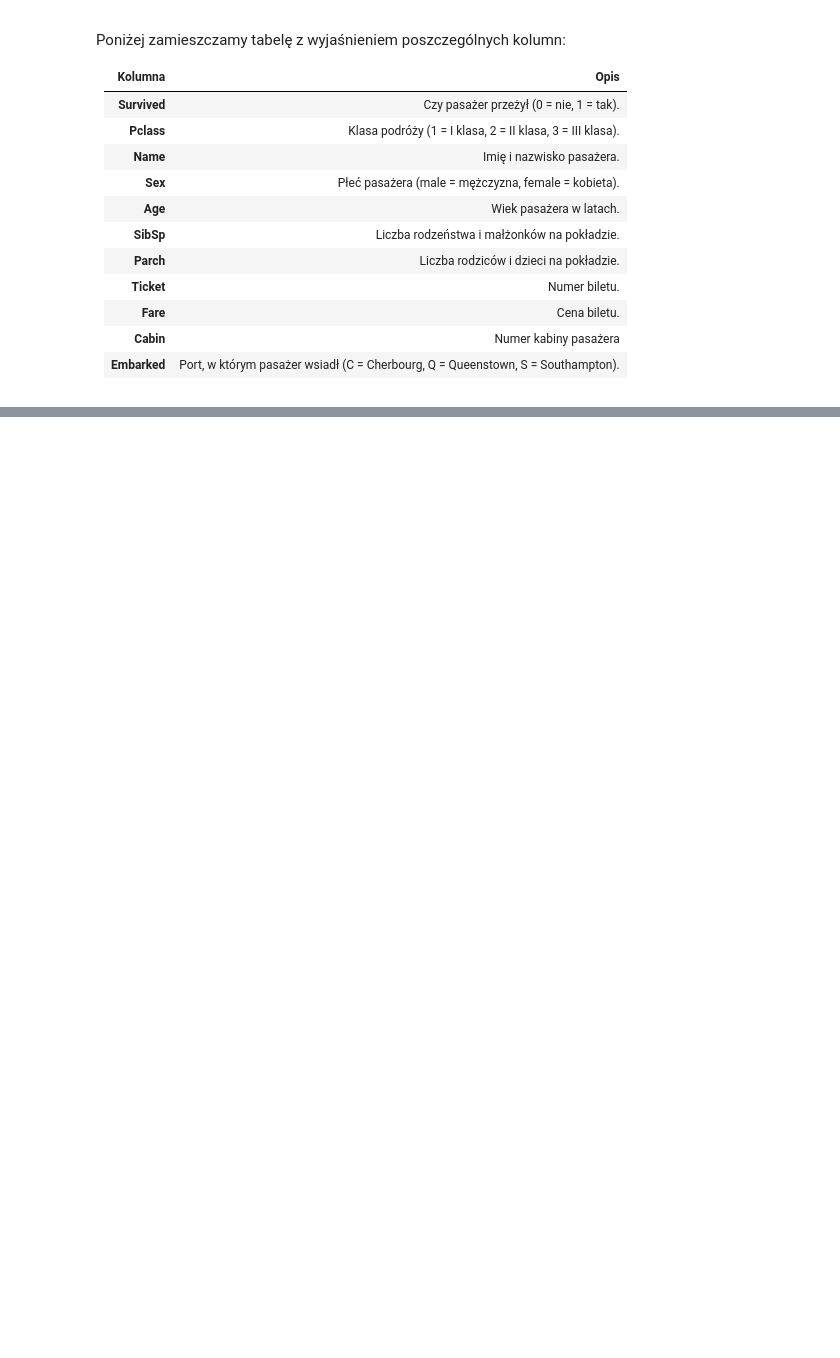
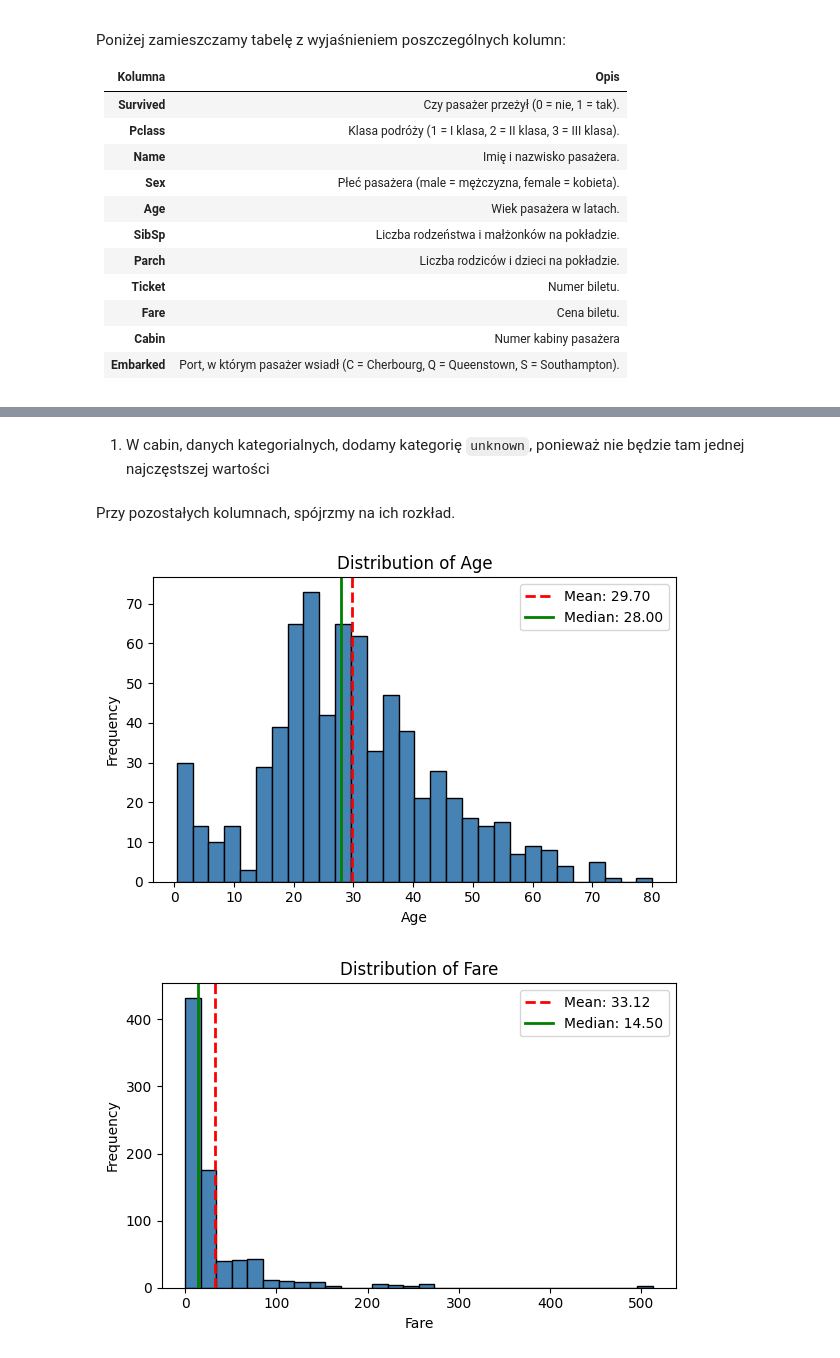
Before and after one commit to Solvro/ml-wakacyjne-wyzwanie-2025, a Jupyter notebook: 1_przetwarzanie_wizualizacja/EDA_zadanie.ipynb, the cells around one changed output, grey strips where cells are left out. Drawn from its saved outputs; the diff is of its cells as text; code cells hidden in the pictures; blank space fills up the shorter version.

```diff
--- a/1_przetwarzanie_wizualizacja/EDA_zadanie.ipynb
+++ b/1_przetwarzanie_wizualizacja/EDA_zadanie.ipynb
@@ -5,7 +7,7 @@ drive.mount('/content/drive') # remove the cell if colab is not used
 import pandas as pd
 import numpy as np
 from pathlib import Path
-base_path = Path() # Pass path to data folder here, e.g. Path('/content/drive/MyDrive/data') if using Google Drive
+base_path = Path("/content/drive/MyDrive/data") # Pass path to data folder here, e.g. Path('/content/drive/MyDrive/data') if using Google Drive
 # %% [markdown]
 # Analiza i przetwarzanie danych na temat Titanica
 
@@ -67,0 +113,3 @@ titanic_df = pd.read_csv(base_path / 'titanic.csv', index_col='PassengerId')
+# %%
+titanic_df = titanic_df.convert_dtypes()
+titanic_df.dtypes
@@ -67,0 +149,38 @@ titanic_df = pd.read_csv(base_path / 'titanic.csv', index_col='PassengerId')
+# %% [markdown]
+1. W cabin, danych kategorialnych, dodamy kategorię `unknown`, ponieważ nie będzie tam jednej najczęstszej wartości
+# %% [markdown]
+Przy pozostałych kolumnach, spójrzmy na ich rozkład.
+# %%
+from matplotlib import pyplot as plt
+def plot_numeric_histogram(df, column_name):
+    """
+    Plots a histogram for the specified column in the DataFrame,
+    and adds vertical lines for the mean and median.
+    Parameters:
+        df (pandas.DataFrame): The DataFrame containing the data.
+        column_name (str): The name of the column to plot.
+    Returns:
+        None. Displays the histogram.
+    """
+
+    data = df[column_name].dropna()
+    mean_val = data.mean()
+    median_val = data.median()
+
+    plt.figure(figsize=(6, 4))
+    plt.hist(data, bins=30, color='steelblue', edgecolor='black')
+    plt.axvline(mean_val, color='red', linestyle='--', linewidth=2, label=f'Mean: {mean_val:.2f}')
+    plt.axvline(median_val, color='green', linestyle='-', linewidth=2, label=f'Median: {median_val:.2f}')
+
+    plt.title(f'Distribution of {column_name}')
+    plt.xlabel(column_name)
+    plt.ylabel('Frequency')
+    plt.legend()
+    plt.tight_layout()
+    plt.show()
+
+plot_numeric_histogram(titanic_df, 'Age')
+plot_numeric_histogram(titanic_df, 'Fare')
+# %% [output]
+[figure, added]
+[figure, added]
```
Also changed, not shown: parts of 35 cells of this notebook.
